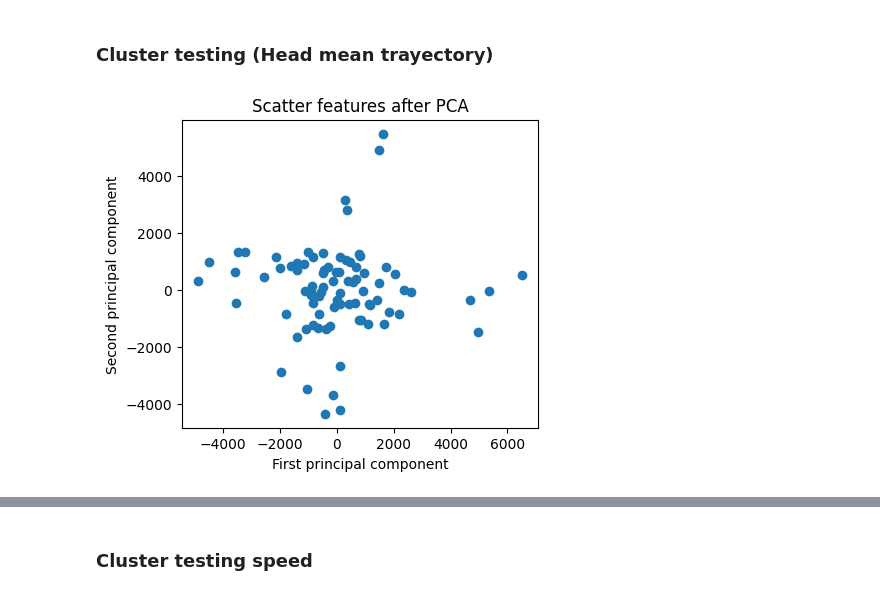
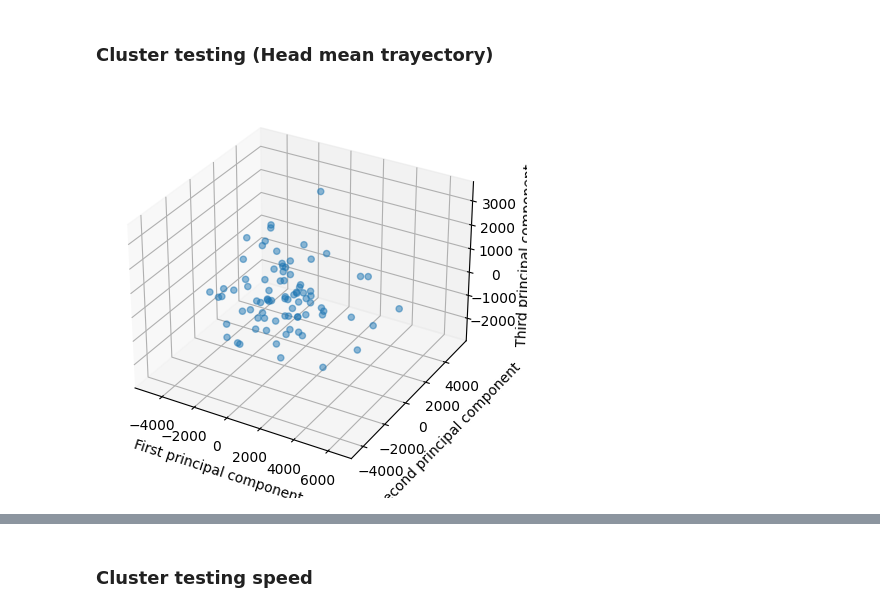
Before and after one commit to Gonzalo-Ortega/Stereotypical-Behavior-Classification, a Jupyter notebook: Analysis_Gonzalo.ipynb, the cells around one changed output, grey strips where cells are left out. Drawn from its saved outputs; the diff is of its cells as text; code cells hidden in the pictures.

```diff
--- a/Analysis_Gonzalo.ipynb
+++ b/Analysis_Gonzalo.ipynb
@@ -1419,2 +1450,10 @@ dfs_raw_t, dfs_raw_l = load_raw_data(H5_PATHS_TOP, H5_PATHS_LATERAL)
+# %%
+# Crop video lengths to make them all the same
+
+for i in range(len(dfs_raw_t)):
+  dfs_raw_t[i] = dfs_raw_t[i].iloc[:FRAMES_AMOUNT]
+
+for i in range(len(dfs_raw_l)):
+  dfs_raw_l[i] = dfs_raw_l[i].iloc[:FRAMES_AMOUNT]
 # %%
 info_from_path(VIDEO_PATHS_TOP[0])
@@ -1550,6 +1655,0 @@ dfs_t = load_dfs(SAVED_DATA_PATH+'/features-data/top')
-# %%
-frames_amount = 6000
-for i, df in enumerate(dfs_t):
-  if len(df) < frames_amount:
-    info = info_from_path(VIDEO_PATHS_TOP[i])
-    print((i, len(df), info))
@@ -1836,12 +1874,11 @@ ValueError: Shape of passed values is (5, 4), indices imply (8, 4)
 # %% [markdown]
 ### Cluster testing (Head mean trayectory)
 # %%
-data_head_tray = np.zeros((video_amount, 2, frames_amount))
+data_head_tray = np.zeros((len(dfs_t), 2, FRAMES_AMOUNT))
 
-for i in range(video_amount):
-  if len(dfs_t[i]) > frames_amount:
-    data_head_tray[i][0] = np.array(dfs_t[i]['Head_meanx'][:frames_amount])
-    data_head_tray[i][1] = np.array(dfs_t[i]['Head_meany'][:frames_amount])
+for i in range(len(dfs_t)):
+  data_head_tray[i][0] = np.array(dfs_t[i]['Head_meanx'])
+  data_head_tray[i][1] = np.array(dfs_t[i]['Head_meany'])
 # %%
 # Reshape the data into a 2-dimensional array
 n_samples, n_dims, n_features = data_head_tray.shape
@@ -1852,12 +1889,12 @@ scaler.fit(data_head_tray_2d)
 features_scaled = scaler.transform(data_head_tray_2d)
 
 # Perform PCA
-pca = PCA(n_components=2)
+pca = PCA(n_components=3)
 pca.fit(data_head_tray_2d)
 
 # Transform the data to the reduced dimension space
 data_head_tray_reduced = pca.transform(data_head_tray_2d)
 # %%
-figure_scatter_features_pca(data_head_tray_reduced)
+figure_scatter_pca_3d(data_head_tray_reduced)
 # %% [output]
-[figure, old version]
+[figure, new version]
```
Also changed, not shown: parts of 65 cells of this notebook.
